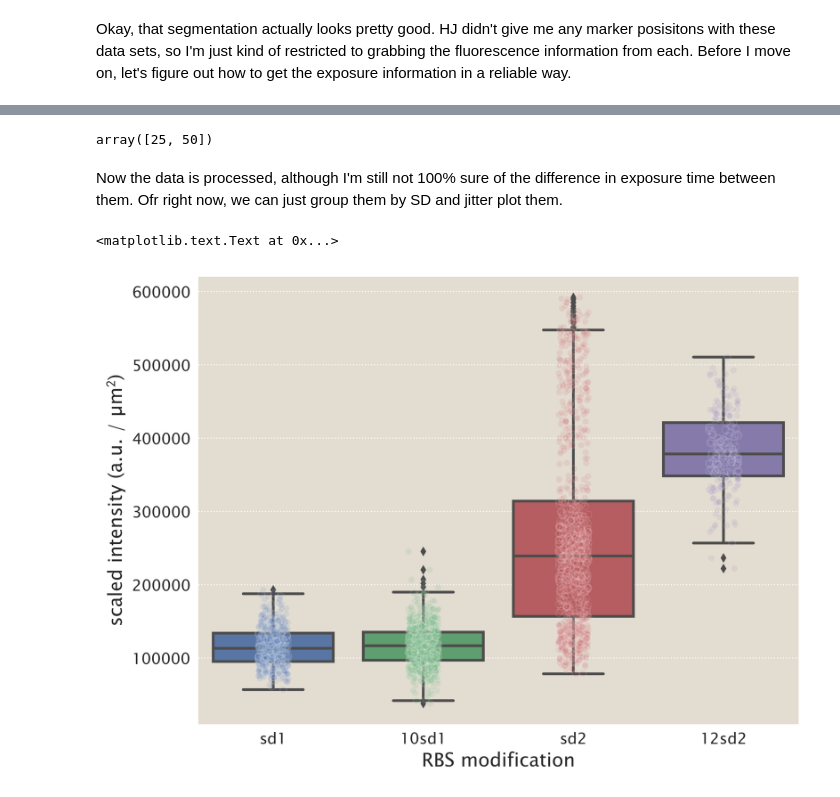
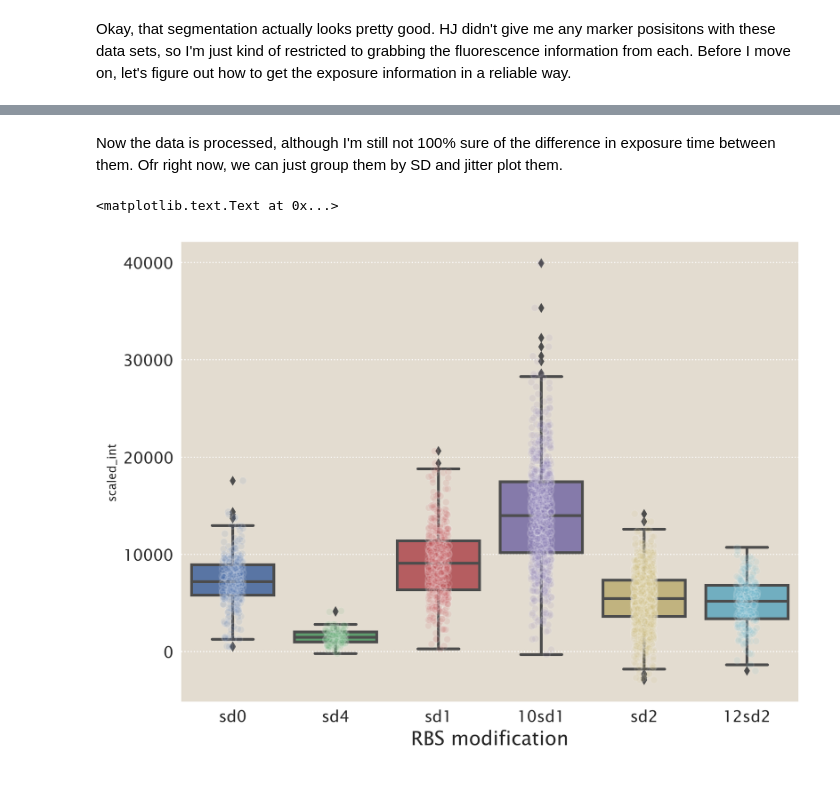
Before and after one commit to RPGroup-PBoC/mscl_survival, a Jupyter notebook: processing_through_201707.ipynb, the cells around one changed output, grey strips where cells are left out. Cells and saved outputs as stored; diff of their text form; code cells hidden in the pictures.

Commit message:
Finished intensity analysis. Seems like binning by fluo is better bet

```diff
--- a/processing_through_201707.ipynb
+++ b/processing_through_201707.ipynb
@@ -503,13 +503,14 @@ def show_connections(fname, image, data, title=None, bar_length=10,
 Let's start with the SD1 data
 # %%
 # Grab all of the image files for SD1.
-data_dir = '/Users/gchure/Dropbox/mscl_data/'
-sd1_files = glob.glob(data_dir + 'sd1/*/*/*.tif')
+data_dir = 'data/images/'
+sd0_bf_files = glob.glob(data_dir + 'sd0/*/*/*/*Brightfield*.tif')
+sd0_gfp_files = glob.glob(data_dir + 'sd0/*/*/*/*GFP*.tif')
 
-# Make sure everything is working OK with a single image file.
-im = skimage.io.imread(sd1_files[4])
-im_phase = im[0]
-im_gfp = im[1]
+# # Make sure everything is working OK with a single image file.
+
+im_phase = skimage.io.imread(sd0_bf_files[0])
+im_gfp = skimage.io.imread(sd0_gfp_files[0])
 
 # Pass the phase image through the contour segmentation function.
 conts, im_seg = contour_seg(im_phase, return_conts=True)
@@ -521,4 +522,12 @@ with sns.axes_style('white'):
     for c in conts:
         ax[1].plot(c[:,1], c[:,0], 'w-', lw=0.5)
         ax[0].plot(c[:,1], c[:,0], 'r', lw=0.5)
+
+
+# Perform an ad-hoc bg subtraction.
+obj = im_seg > 0
+obj_dil = skimage.morphology.dilation(obj, selem=skimage.morphology.disk(8))
+inv_seg = obj_dil < 1
+fig, ax = plt.subplots(1,1)
+plt.imshow(inv_seg, cmap=plt.cm.Greys_r)
 # %% [output]
@@ -585,19 +636,22 @@ data.columns = ['sd', 'flow_rate', 'exposure_ms', 'intensity']
-# %%
-# Modify the intensities.
-max_exp = data['exposure_ms'].unique().max()
-data['scaled_int'] = data['intensity'] * data['exposure_ms'] / max_exp
-# %%
-data['exposure_ms'].unique()
-# %% [output]
-array([25, 50])
+# %%
+# Modify the intensities.
+max_exp = data['exposure_ms'].unique().max()
+min_exp = data['exposure_ms'].unique().min()
+data['scaled_int'] = data['sub_intensity'] *  max_exp / data['exposure_ms']
+data['scaled_raw'] = data['raw_intensity'] * max_exp / data['exposure_ms']
+mean_wt = data[data['sd']=='sd0']['scaled_int'].mean()
+data['rescaled_int'] = data['scaled_raw']  - (data['mean_bg'] * max_exp / data['exposure_ms'])
+data['rescaled_bg'] = data['mean_bg'] * max_exp / data['exposure_ms']
+data['rel_int'] = data['rescaled_int'] / data[data['sd']=='sd0']['rescaled_int'].mean()
 # %% [markdown]
 Now the data is processed, although I'm still not 100% sure of the difference in exposure time between them. Ofr right now, we can just group them by SD and jitter plot them.
 # %%
-sns.stripplot(x='sd', y='scaled_int', data=data, jitter=True, alpha=0.1,
+y = 'scaled_int'
+sns.stripplot(x='sd', y=y, data=data, jitter=True, alpha=0.1,
              edgecolor='white', linewidth=1)
-sns.boxplot(x='sd', y='scaled_int', data=data)
+sns.boxplot(x='sd', y=y, data=data)
 plt.xlabel('RBS modification', fontsize=14)
-plt.ylabel('scaled intensity (a.u. / µm$^2$)', fontsize=14)
+# plt.ylabel('relative intensity to SD0', fontsize=14)
 # %% [output]
 <matplotlib.text.Text at 0x...>
-[figure, old version]
+[figure, new version]
```
Also changed, not shown: parts of 7 cells of this notebook.
